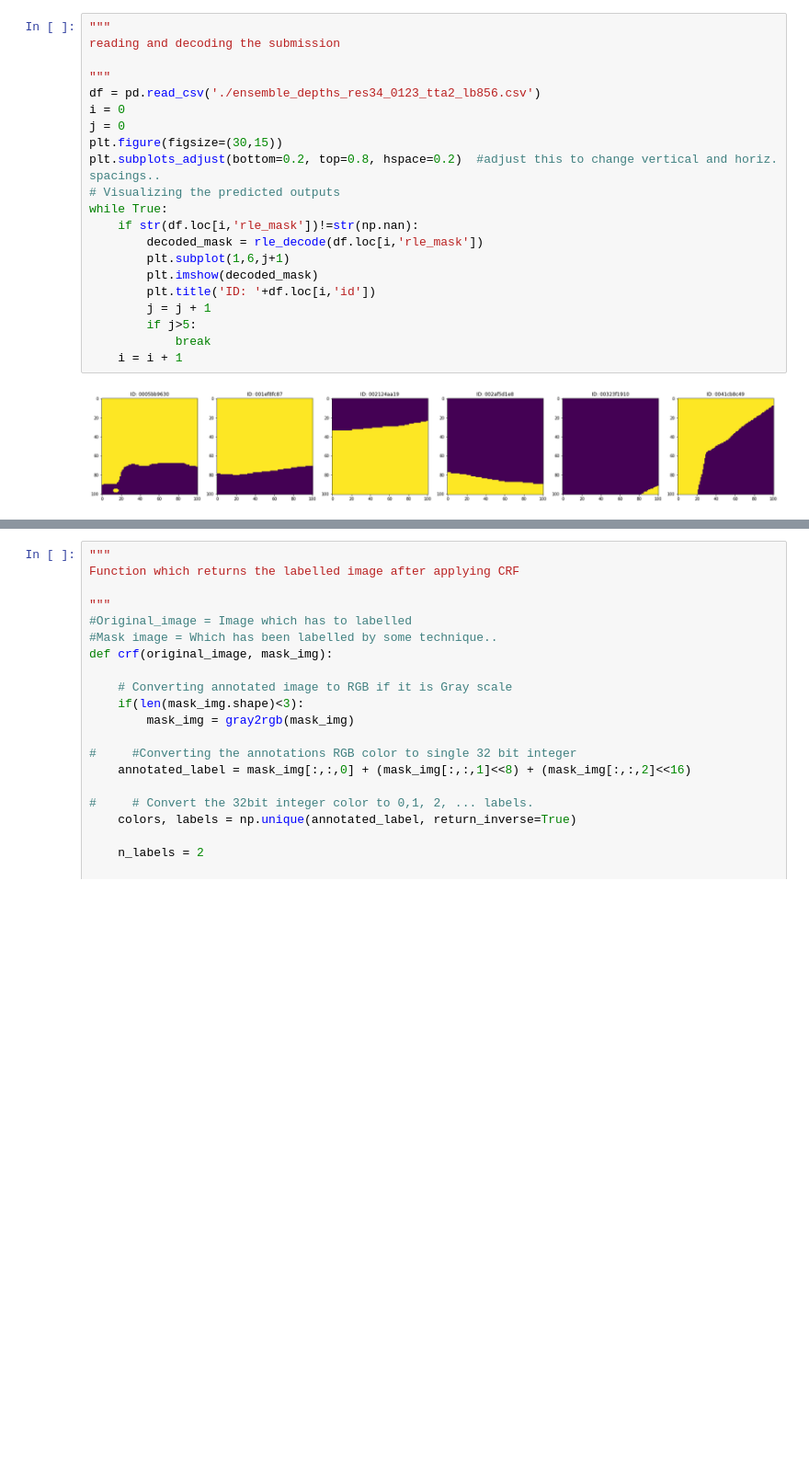
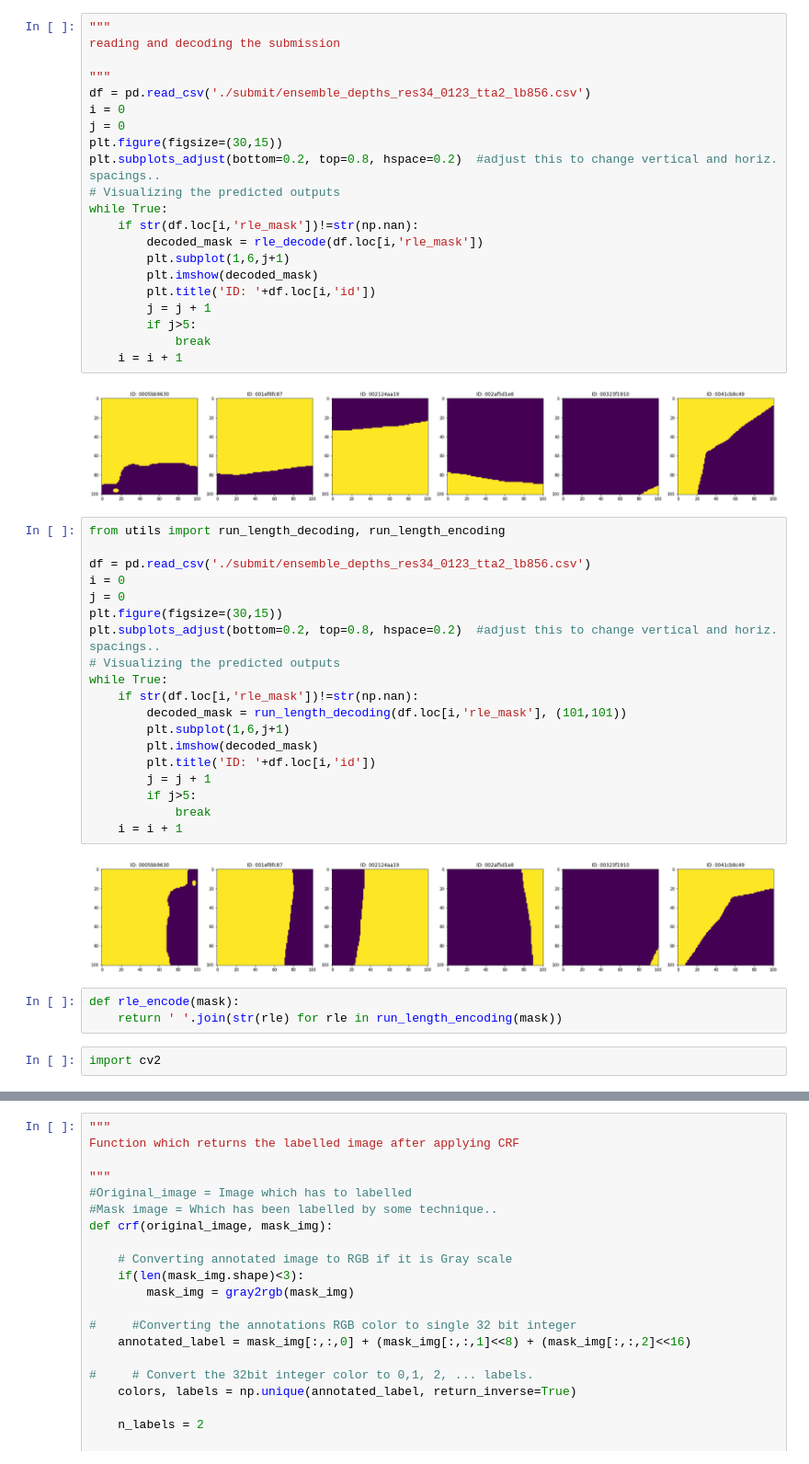
Before and after one commit to chicm/salt, a Jupyter notebook: crf.ipynb, the cells around one changed output, grey strips where cells are left out. Shown: that part at 92% size. Saved outputs shown, nothing was run; the diff lists cells and outputs as text; blank space fills up the shorter version.

```diff
--- a/crf.ipynb
+++ b/crf.ipynb
@@ -30,7 +30,7 @@ def rle_decode(rle_mask):
 reading and decoding the submission
 
 """
-df = pd.read_csv('./ensemble_depths_res34_0123_tta2_lb856.csv')
+df = pd.read_csv('./submit/ensemble_depths_res34_0123_tta2_lb856.csv')
 i = 0
 j = 0
 plt.figure(figsize=(30,15))
@@ -48,3 +48,29 @@ while True:
     i = i + 1
 # %% [output]
 [figure]
+# %%
+from utils import run_length_decoding, run_length_encoding
+
+df = pd.read_csv('./submit/ensemble_depths_res34_0123_tta2_lb856.csv')
+i = 0
+j = 0
+plt.figure(figsize=(30,15))
+plt.subplots_adjust(bottom=0.2, top=0.8, hspace=0.2)  #adjust this to change vertical and horiz. spacings..
+# Visualizing the predicted outputs
+while True:
+    if str(df.loc[i,'rle_mask'])!=str(np.nan):
+        decoded_mask = run_length_decoding(df.loc[i,'rle_mask'], (101,101))
+        plt.subplot(1,6,j+1)
+        plt.imshow(decoded_mask)
+        plt.title('ID: '+df.loc[i,'id'])
+        j = j + 1
+        if j>5:
+            break
+    i = i + 1
+# %% [output]
+[figure, added]
+# %%
+def rle_encode(mask):
+    return ' '.join(str(rle) for rle in run_length_encoding(mask))
+# %%
+import cv2
```
Also changed, not shown: parts of 2 cells of this notebook, 4 other files.
